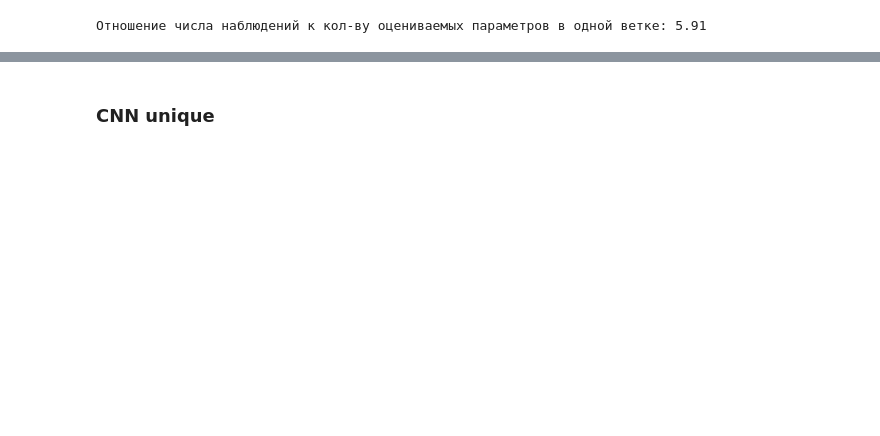
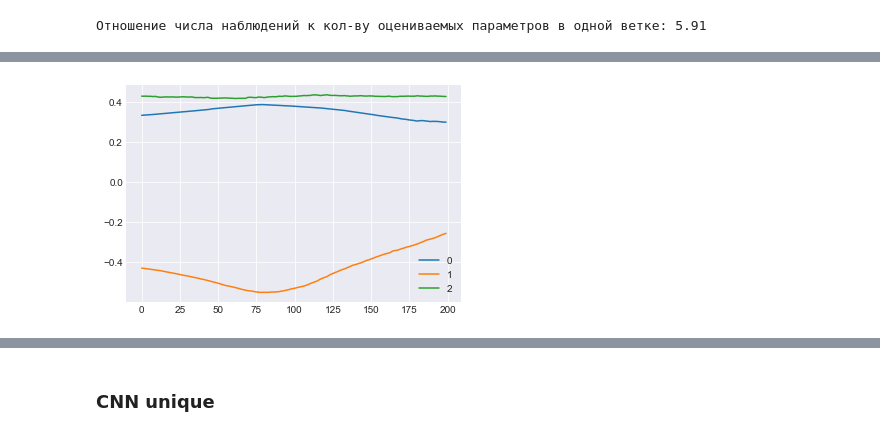
Before and after one commit to KosarevVS/stacks-for-TS, a Jupyter notebook: main_model.ipynb, the cells around one changed output, grey strips where cells are left out. Cells and saved outputs as stored; diff of their text form; code cells hidden in the pictures; blank space fills up the shorter version.

```diff
--- a/main_model.ipynb
+++ b/main_model.ipynb
@@ -333,0 +438,30 @@ X_train1.shape
+# %%
+checkpointer = ModelCheckpoint(filepath="logs_gru/weights{epoch:03d}.h5", verbose=0, save_weights_only=True,period=1)
+callbacks_list = [checkpointer]
+history1=model1.fit({'fact_ipp_1': X_train1},{'out_1':y_train1},validation_data=({'fact_ipp_1': X_test1},
+          {'out_1':y_test1}),epochs=200, batch_size=len(X_test1),callbacks=callbacks_list, verbose=0)
+# %%
+fnames=pd.read_csv('logs_gru/test.csv')
+# fnames
+# %%
+def hist_weight(model,my_arra_s,n,myax,npp):
+    my_arra=np.full(my_arra_s,0)
+    for name in fnames.values:
+        #получаем веса на каждой итерации
+        model.load_weights('logs_gru/'+name[0])
+        # model.get_weights()
+        r7=model.layers[n]
+        a=r7.get_weights()[npp]
+        my_arra=np.append(my_arra,a,axis=myax)
+    return my_arra
+# %%
+part1=hist_weight(model1,(1,3),1,0,0)
+part2=hist_weight(model1,(1,3),1,0,1)
+part3=hist_weight(model1,(1,3),1,0,2)#вот это вектор констатн видимо, потому как имеет другую размерность
+# %%
+for i in range(3):
+    plt.plot(part1[:,i][1:],label=str(i))
+    plt.legend()
+    plt.grid()
+# %% [output]
+[figure, added]
```
Also changed, not shown: parts of 51 cells of this notebook, 7 other files.
